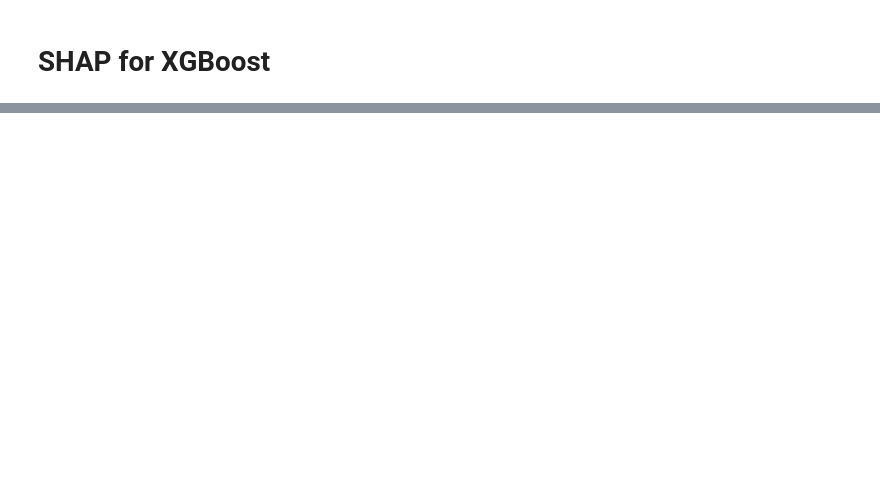
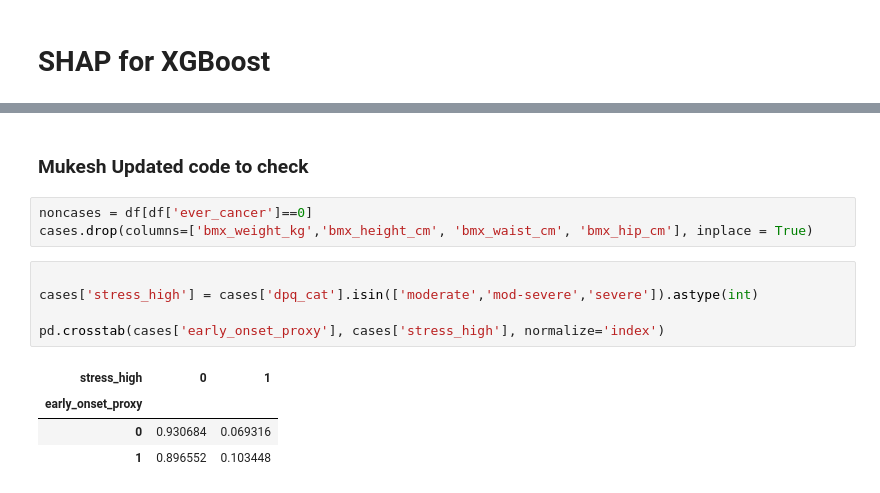
Before and after one commit to mathurdhairya29-dot/stress-cancer-metastasis, a Jupyter notebook: Aim1/script/tree_models.ipynb, the cells around one changed output, grey strips where cells are left out. Cells and saved outputs as stored; diff of their text form; blank space fills up the shorter version.

```diff
--- a/Aim1/script/tree_models.ipynb
+++ b/Aim1/script/tree_models.ipynb
@@ -225,0 +237,15 @@ else:
+# %% [markdown]
+### Mukesh Updated code to check
+# %%
+noncases = df[df['ever_cancer']==0]
+cases.drop(columns=['bmx_weight_kg','bmx_height_cm', 'bmx_waist_cm', 'bmx_hip_cm'], inplace = True)
+# %%
+
+cases['stress_high'] = cases['dpq_cat'].isin(['moderate','mod-severe','severe']).astype(int)
+
+pd.crosstab(cases['early_onset_proxy'], cases['stress_high'], normalize='index')
+# %% [output]
+| stress_high | 0 | 1 |
+| early_onset_proxy |  |  |
+| 0 | 0.930684 | 0.069316 |
+| 1 | 0.896552 | 0.103448 |
```
Also changed, not shown: parts of 19 cells of this notebook, 3 other files.
